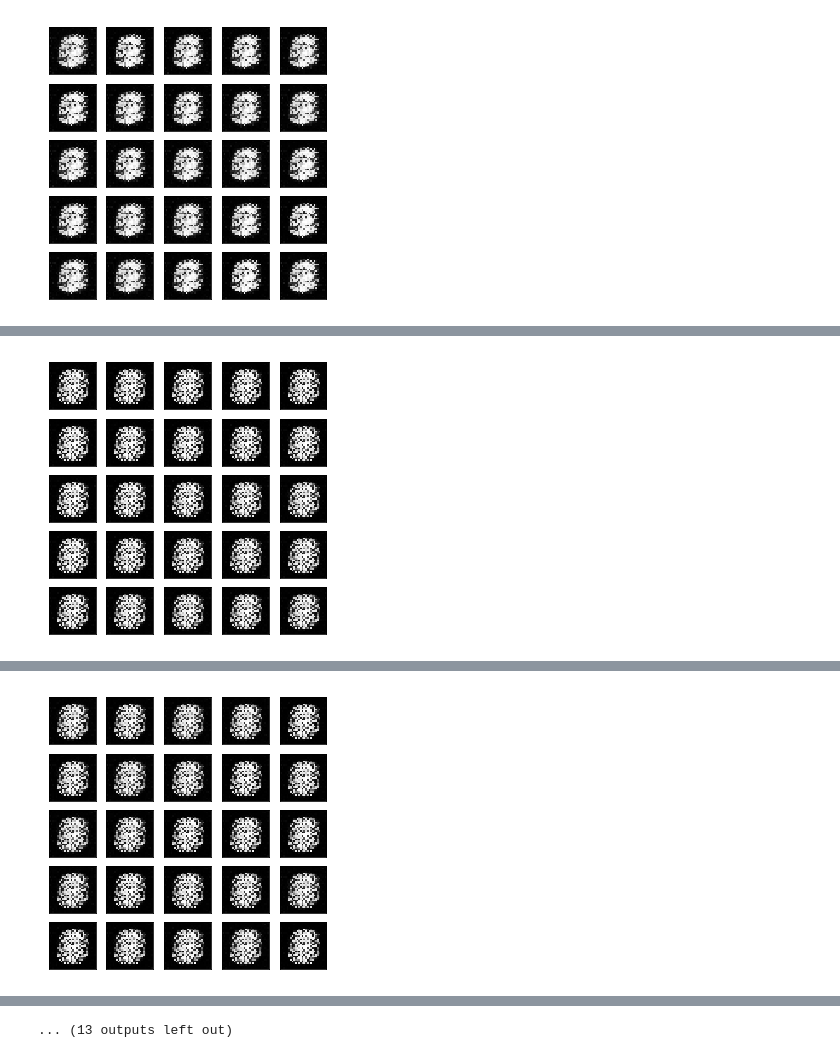
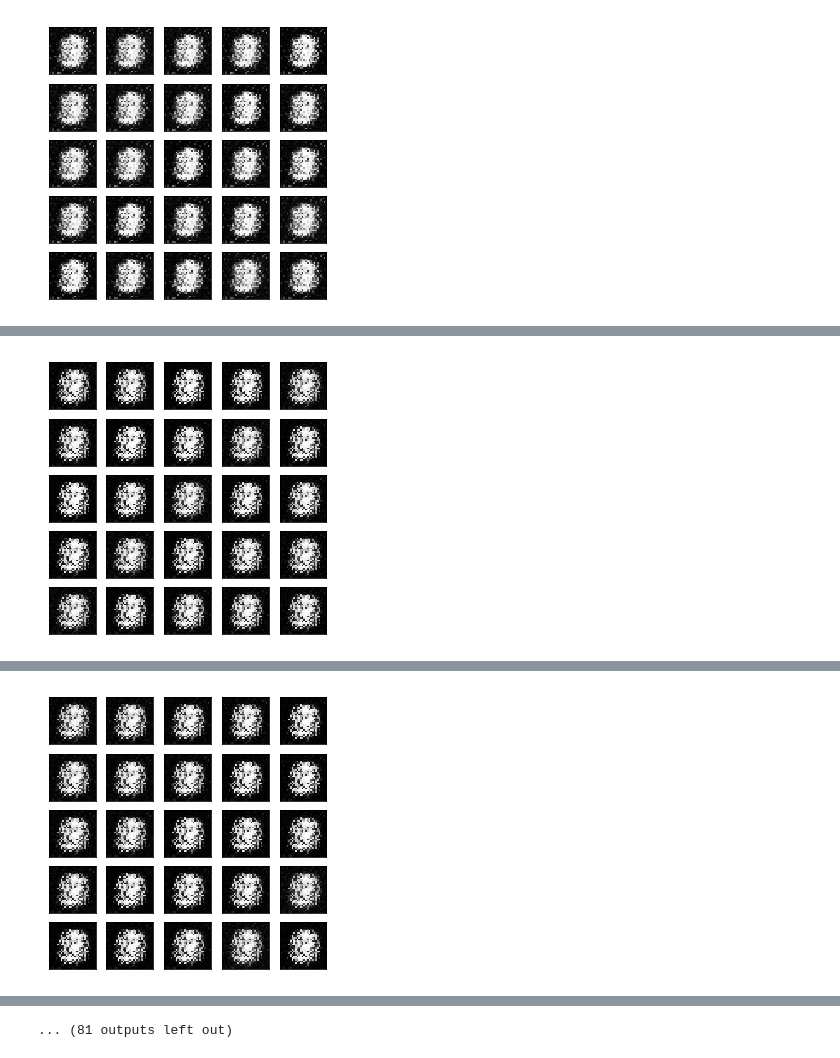
Before and after one commit to shayneobrien/generative-models, a Jupyter notebook: notebooks/06-deep-regret-analytic-gan.ipynb, the cells around one changed output, grey strips where cells are left out. Cells and saved outputs as stored; diff of their text form; code cells hidden in the pictures.

```diff
--- a/notebooks/06-deep-regret-analytic-gan.ipynb
+++ b/notebooks/06-deep-regret-analytic-gan.ipynb
@@ -255,10 +261,10 @@ class Trainer:
         model.load_state_dict(state)
         return model
 # %%
-model = DRAGAN(image_size = 784, hidden_dim = 512, z_dim = 256)
+model = DRAGAN(image_size = 784, hidden_dim = 256, z_dim = 128)
 if torch.cuda.is_available():
     model = model.cuda()
 trainer = Trainer(train_iter, val_iter, test_iter)
-model = trainer.train(model = model, num_epochs = 100, G_lr = 1e-3, D_lr = 1e-4, D_steps = 1)
+model = trainer.train(model = model, num_epochs = 25, G_lr = 1e-4, D_lr = 1e-4, D_steps = 1)
 # %% [output]
 [interactive output not drawn]
@@ -266 +272 @@ Epoch[1/100], G Loss: 1.1874, D Loss: 6.4050
-[figure, old version]
+[figure, new version]
@@ -268 +274 @@ Epoch[2/100], G Loss: 0.7231, D Loss: 5.8674
-[figure, old version]
+[figure, new version]
@@ -270 +276 @@ Epoch[3/100], G Loss: 0.6867, D Loss: 7.6726
-[figure, old version]
+[figure, new version]
@@ -276 +282 @@ Epoch[6/100], G Loss: 0.7588, D Loss: 7.5773
-... (13 outputs left out)
+... (81 outputs left out)
```
Also changed, not shown: parts of 3 cells of this notebook, 7 other files.
